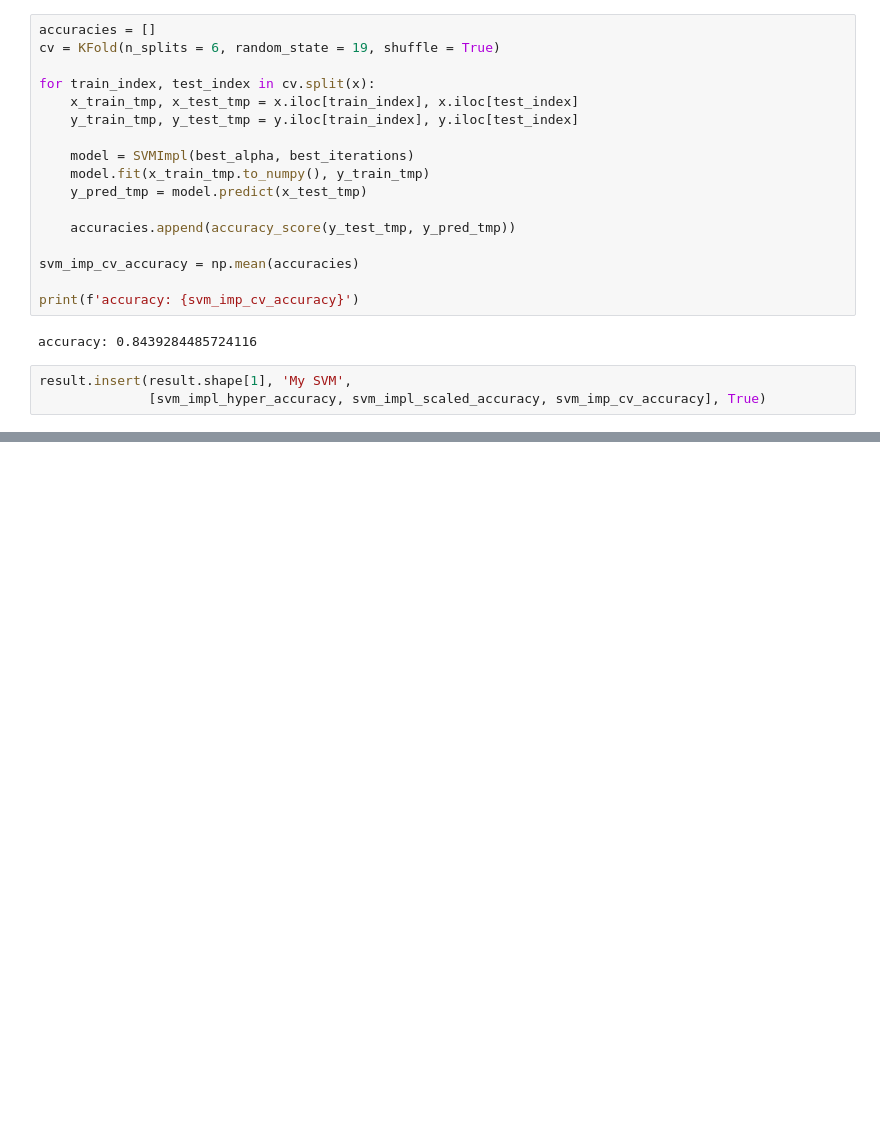
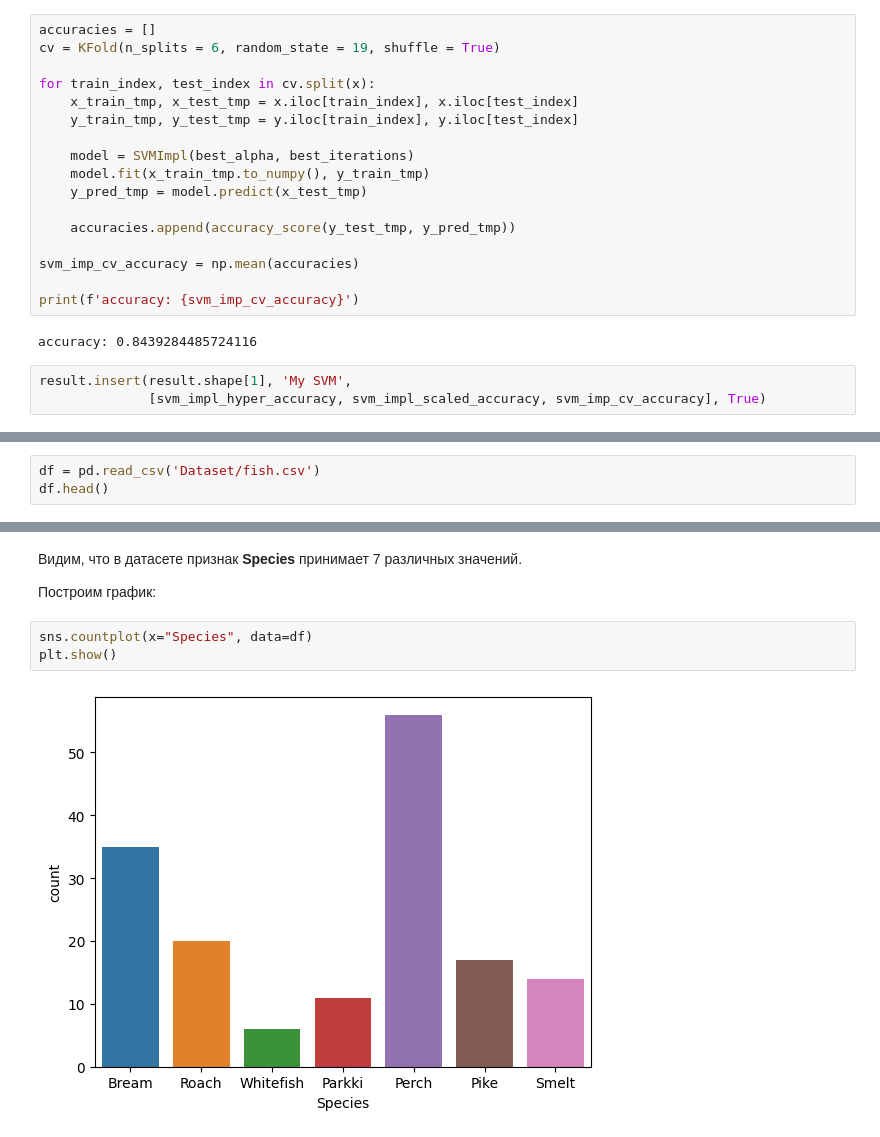
Before and after one commit to daniil-steperev/-SPBU-Machine-Learning-Homework, a Jupyter notebook: [Task2] Classification/Classification.ipynb, the cells around one changed output, grey strips where cells are left out. Saved outputs shown, nothing was run; the diff lists cells and outputs as text; blank space fills up the shorter version.

Commit message:
Added fish dataset, Repeated all tasks

```diff
--- a/[Task2] Classification/Classification.ipynb
+++ b/[Task2] Classification/Classification.ipynb
@@ -1492,0 +1513,3 @@ plt.show()
+# %%
+df = pd.read_csv('Dataset/fish.csv')
+df.head()
@@ -1492,0 +1581,9 @@ plt.show()
+# %% [markdown]
+Видим, что в датасете признак **Species** принимает 7 различных значений.
+
+Построим график:
+# %%
+sns.countplot(x="Species", data=df)
+plt.show()
+# %% [output]
+[figure, added]
```
Also changed, not shown: parts of 142 cells of this notebook, 1 other file.
